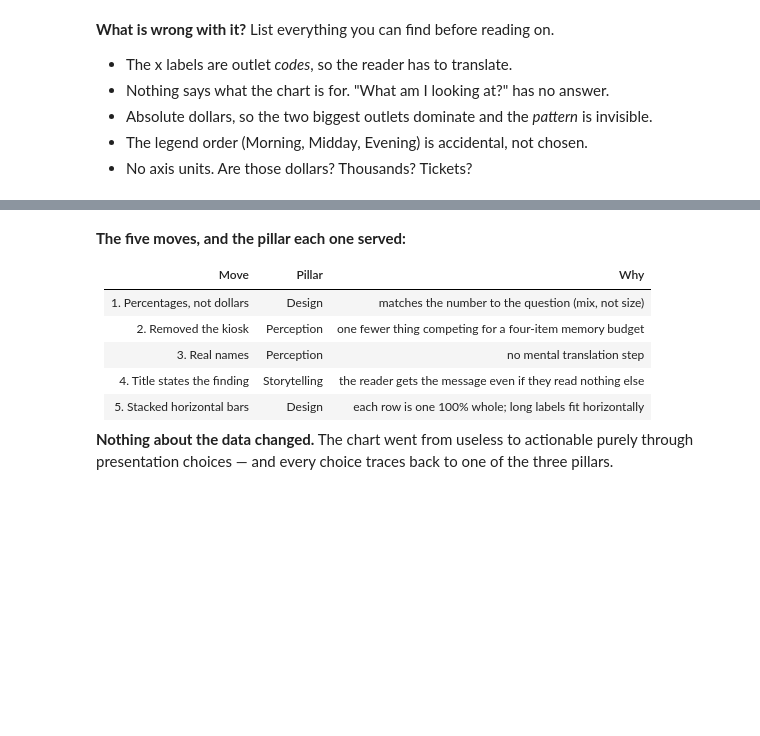
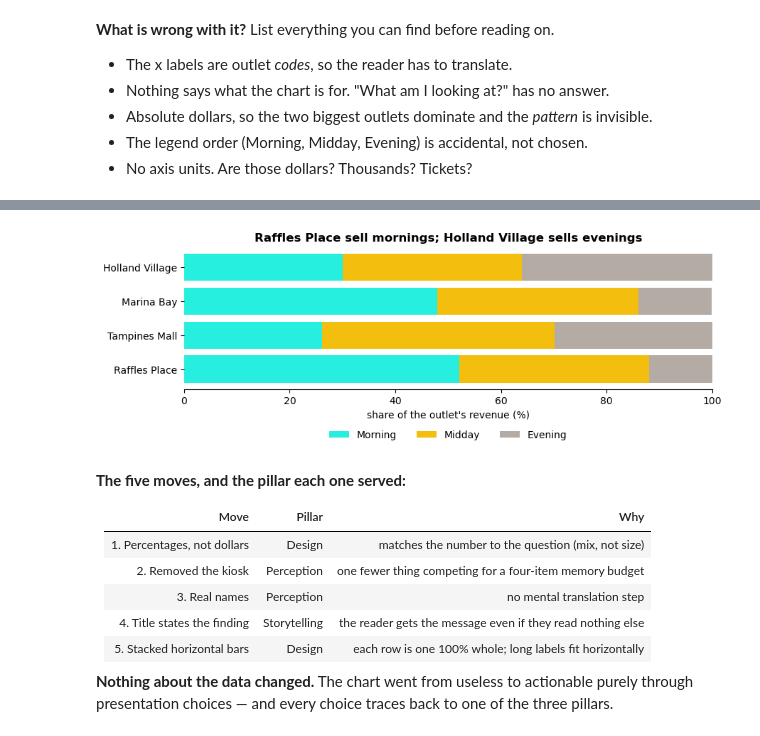
Before and after one commit to PP-123-nt/6m-data-1.10-visualization, a Jupyter notebook: notebooks/Part_1_three_pillars.ipynb, the cells around one changed output, grey strips where cells are left out. Drawn from its saved outputs; the diff is of its cells as text; code cells hidden in the pictures; blank space fills up the shorter version.

```diff
--- a/notebooks/Part_1_three_pillars.ipynb
+++ b/notebooks/Part_1_three_pillars.ipynb
@@ -401,3 +427,41 @@ plt.show()
+# %%
+## 🚨🚨 Make the title dynamic, so it will always be correct even if the data changes 🚨🚨
+
+import matplotlib.pyplot as plt
+import numpy as np
+
+# ... (assuming rev_mix4 is defined above) ...
+
+# 1. Dynamically find the top outlets
+# .nlargest(2) gets the highest values; .index gets their names; .tolist() converts to a list
+top_morning = rev_mix4["Morning"].nlargest(2).index.tolist()
+top_evening = rev_mix4["Evening"].nlargest(1).index.tolist()[0]
+
+# 2. Construct the dynamic title string
+# We use an f-string to insert the variable names
+dynamic_title = f"{top_morning[0]} and {top_morning[1]} sell mornings; {top_evening} sells evenings"
+
+# 3. Plotting
+fig, ax = plt.subplots(figsize=(9, 3.6))
+
+left = np.zeros(len(rev_mix4))
+colours = {"Morning": "#27efdf", "Midday": "#f4be0e", "Evening": "#B4ABA4"}
+
+for part in ["Morning", "Midday", "Evening"]:
+    ax.barh(rev_mix4.index, rev_mix4[part], left=left, color=colours[part], label=part)
+    left += rev_mix4[part].values
+
+# Use the dynamic title here!
+ax.set_title(dynamic_title, fontsize=12, weight="bold")
+
+ax.set_xlabel("share of the outlet's revenue (%)")
+ax.set_xlim(0, 100)
+ax.legend(frameon=False, ncol=3, loc="lower center", bbox_to_anchor=(0.5, -0.42))
+ax.spines[["top", "right", "left"]].set_visible(False)
+plt.tight_layout()
+plt.show()
+# %% [output]
+[figure, added]
 # %% [markdown]
 **The five moves, and the pillar each one served:**
 
```
Also changed, not shown: parts of 5 cells of this notebook.
